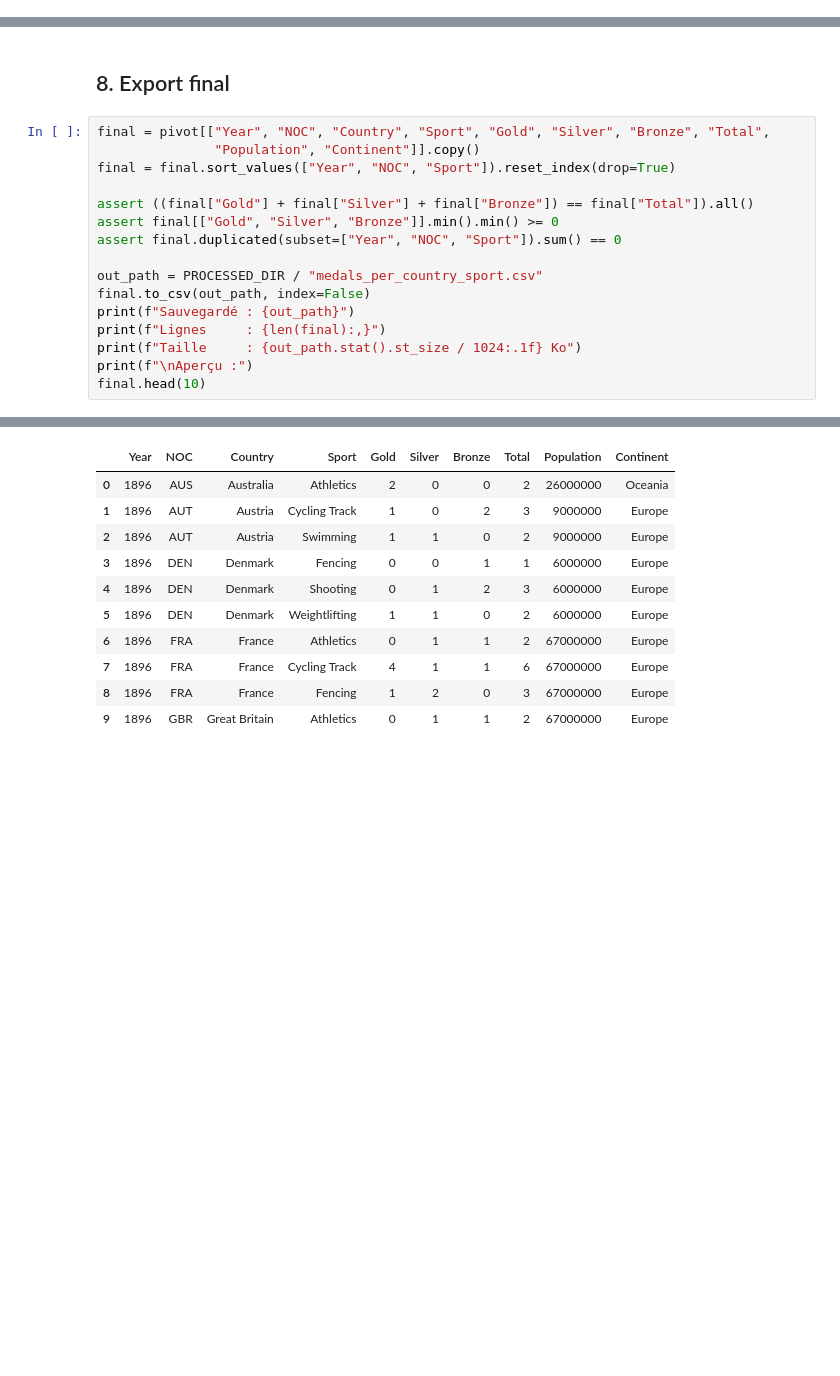
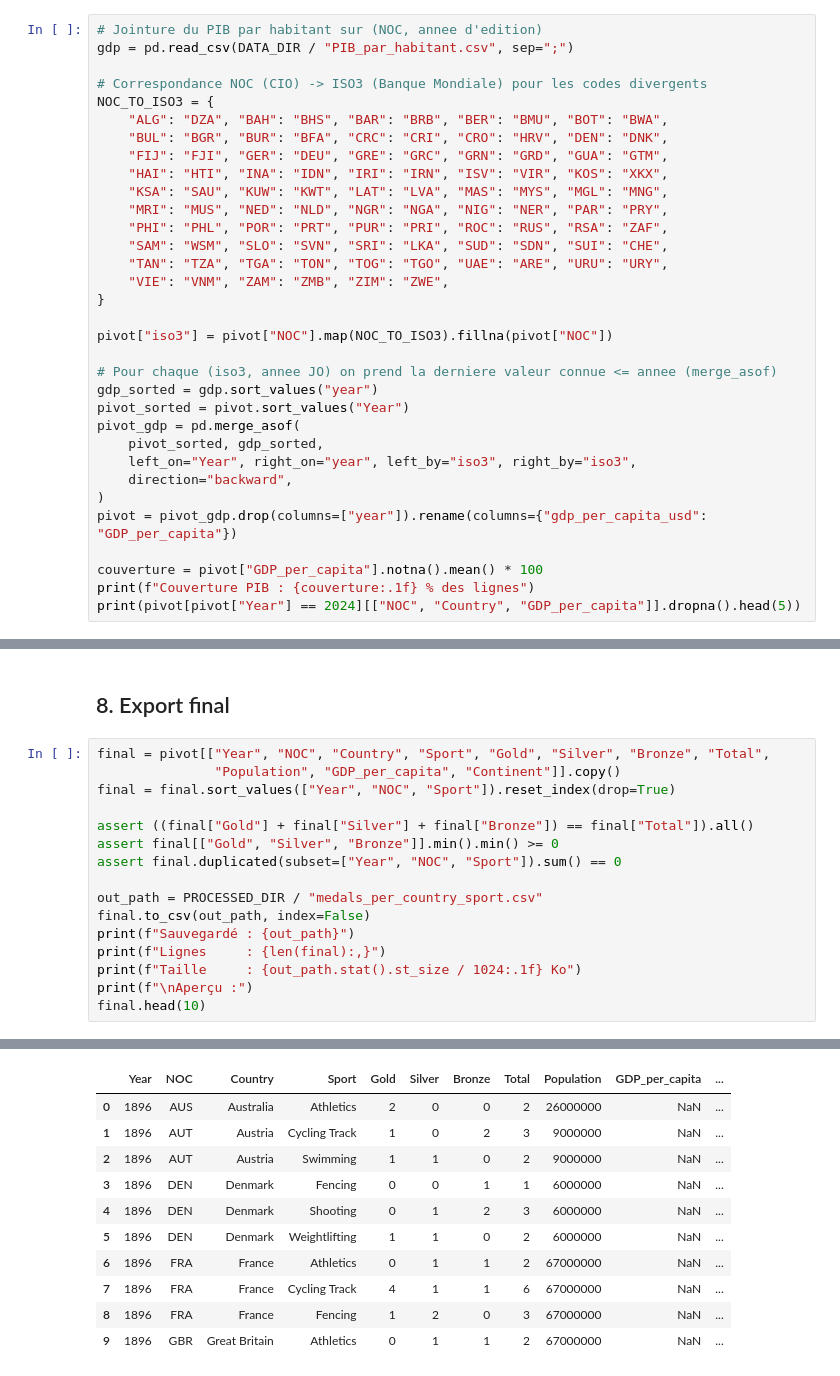
Before and after one commit to Nicolas69123/jo-2028-predictions, a Jupyter notebook: notebooks/02_preparation.ipynb, the cells around one changed output, grey strips where cells are left out. Saved outputs shown, nothing was run; the diff lists cells and outputs as text; blank space fills up the shorter version.

```diff
--- a/notebooks/02_preparation.ipynb
+++ b/notebooks/02_preparation.ipynb
@@ -396,0 +405,33 @@ Population renseignée : 90.9% des lignes
+# %%
+# Jointure du PIB par habitant sur (NOC, annee d'edition)
+gdp = pd.read_csv(DATA_DIR / "PIB_par_habitant.csv", sep=";")
+
+# Correspondance NOC (CIO) -> ISO3 (Banque Mondiale) pour les codes divergents
+NOC_TO_ISO3 = {
+    "ALG": "DZA", "BAH": "BHS", "BAR": "BRB", "BER": "BMU", "BOT": "BWA",
+    "BUL": "BGR", "BUR": "BFA", "CRC": "CRI", "CRO": "HRV", "DEN": "DNK",
+    "FIJ": "FJI", "GER": "DEU", "GRE": "GRC", "GRN": "GRD", "GUA": "GTM",
+    "HAI": "HTI", "INA": "IDN", "IRI": "IRN", "ISV": "VIR", "KOS": "XKX",
+    "KSA": "SAU", "KUW": "KWT", "LAT": "LVA", "MAS": "MYS", "MGL": "MNG",
+    "MRI": "MUS", "NED": "NLD", "NGR": "NGA", "NIG": "NER", "PAR": "PRY",
+    "PHI": "PHL", "POR": "PRT", "PUR": "PRI", "ROC": "RUS", "RSA": "ZAF",
+    "SAM": "WSM", "SLO": "SVN", "SRI": "LKA", "SUD": "SDN", "SUI": "CHE",
+    "TAN": "TZA", "TGA": "TON", "TOG": "TGO", "UAE": "ARE", "URU": "URY",
+    "VIE": "VNM", "ZAM": "ZMB", "ZIM": "ZWE",
+}
+
+pivot["iso3"] = pivot["NOC"].map(NOC_TO_ISO3).fillna(pivot["NOC"])
+
+# Pour chaque (iso3, annee JO) on prend la derniere valeur connue <= annee (merge_asof)
+gdp_sorted = gdp.sort_values("year")
+pivot_sorted = pivot.sort_values("Year")
+pivot_gdp = pd.merge_asof(
+    pivot_sorted, gdp_sorted,
+    left_on="Year", right_on="year", left_by="iso3", right_by="iso3",
+    direction="backward",
+)
+pivot = pivot_gdp.drop(columns=["year"]).rename(columns={"gdp_per_capita_usd": "GDP_per_capita"})
+
+couverture = pivot["GDP_per_capita"].notna().mean() * 100
+print(f"Couverture PIB : {couverture:.1f} % des lignes")
+print(pivot[pivot["Year"] == 2024][["NOC", "Country", "GDP_per_capita"]].dropna().head(5))
@@ -398,7 +447,7 @@ Population renseignée : 90.9% des lignes
 ## 8. Export final
 # %%
 final = pivot[["Year", "NOC", "Country", "Sport", "Gold", "Silver", "Bronze", "Total",
-               "Population", "Continent"]].copy()
+               "Population", "GDP_per_capita", "Continent"]].copy()
 final = final.sort_values(["Year", "NOC", "Sport"]).reset_index(drop=True)
 
 assert ((final["Gold"] + final["Silver"] + final["Bronze"]) == final["Total"]).all()
@@ -419,13 +468,13 @@ Taille     : 371.5 Ko
 
 Aperçu :
-|  | Year | NOC | Country | Sport | Gold | Silver | Bronze | Total | Population | Continent |
-| 0 | 1896 | AUS | Australia | Athletics | 2 | 0 | 0 | 2 | 26000000 | Oceania |
-| 1 | 1896 | AUT | Austria | Cycling Track | 1 | 0 | 2 | 3 | 9000000 | Europe |
-| 2 | 1896 | AUT | Austria | Swimming | 1 | 1 | 0 | 2 | 9000000 | Europe |
-| 3 | 1896 | DEN | Denmark | Fencing | 0 | 0 | 1 | 1 | 6000000 | Europe |
-| 4 | 1896 | DEN | Denmark | Shooting | 0 | 1 | 2 | 3 | 6000000 | Europe |
-| 5 | 1896 | DEN | Denmark | Weightlifting | 1 | 1 | 0 | 2 | 6000000 | Europe |
-| 6 | 1896 | FRA | France | Athletics | 0 | 1 | 1 | 2 | 67000000 | Europe |
-| 7 | 1896 | FRA | France | Cycling Track | 4 | 1 | 1 | 6 | 67000000 | Europe |
-| 8 | 1896 | FRA | France | Fencing | 1 | 2 | 0 | 3 | 67000000 | Europe |
-| 9 | 1896 | GBR | Great Britain | Athletics | 0 | 1 | 1 | 2 | 67000000 | Europe |
+|  | Year | NOC | Country | Sport | Gold | Silver | Bronze | Total | Population | GDP_per_capita | ... |
+| 0 | 1896 | AUS | Australia | Athletics | 2 | 0 | 0 | 2 | 26000000 | NaN | ... |
+| 1 | 1896 | AUT | Austria | Cycling Track | 1 | 0 | 2 | 3 | 9000000 | NaN | ... |
+| 2 | 1896 | AUT | Austria | Swimming | 1 | 1 | 0 | 2 | 9000000 | NaN | ... |
+| 3 | 1896 | DEN | Denmark | Fencing | 0 | 0 | 1 | 1 | 6000000 | NaN | ... |
+| 4 | 1896 | DEN | Denmark | Shooting | 0 | 1 | 2 | 3 | 6000000 | NaN | ... |
+| 5 | 1896 | DEN | Denmark | Weightlifting | 1 | 1 | 0 | 2 | 6000000 | NaN | ... |
+| 6 | 1896 | FRA | France | Athletics | 0 | 1 | 1 | 2 | 67000000 | NaN | ... |
+| 7 | 1896 | FRA | France | Cycling Track | 4 | 1 | 1 | 6 | 67000000 | NaN | ... |
+| 8 | 1896 | FRA | France | Fencing | 1 | 2 | 0 | 3 | 67000000 | NaN | ... |
+| 9 | 1896 | GBR | Great Britain | Athletics | 0 | 1 | 1 | 2 | 67000000 | NaN | ... |
```
Also changed, not shown: parts of 3 cells of this notebook, 3 other files.
